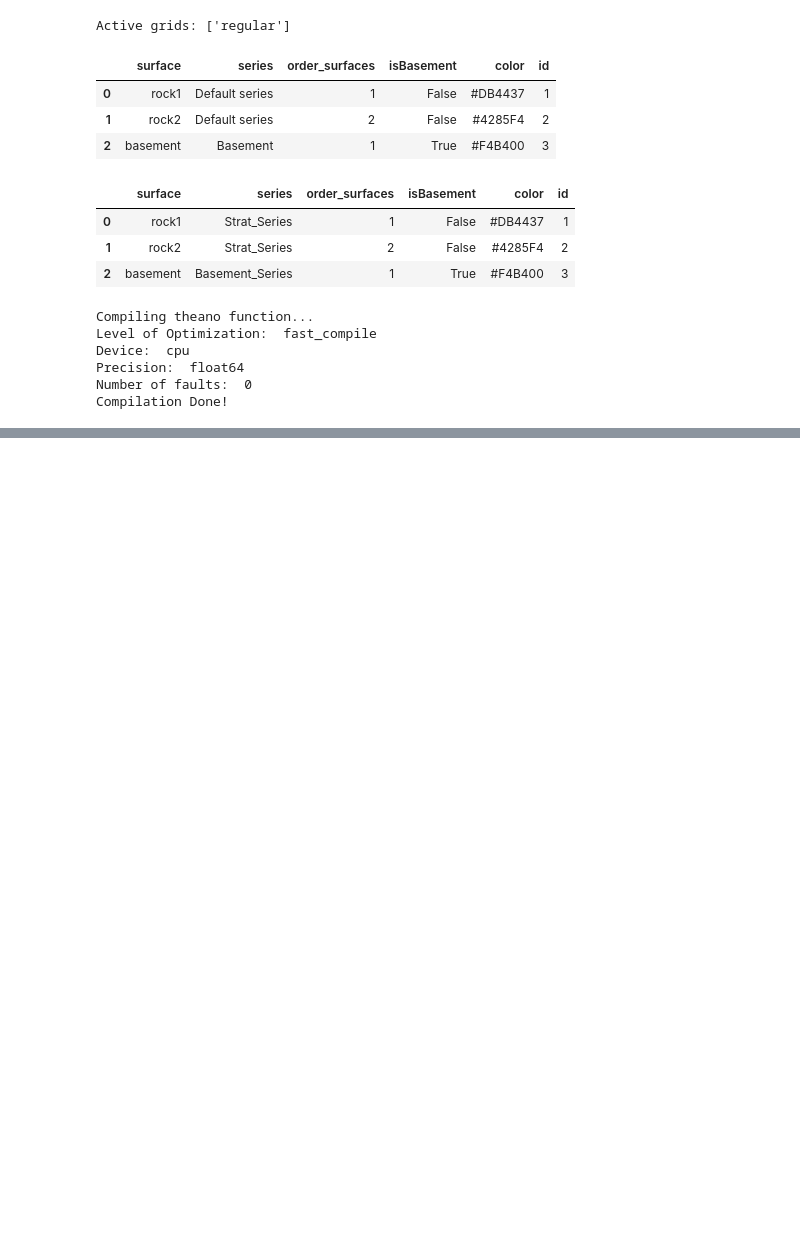
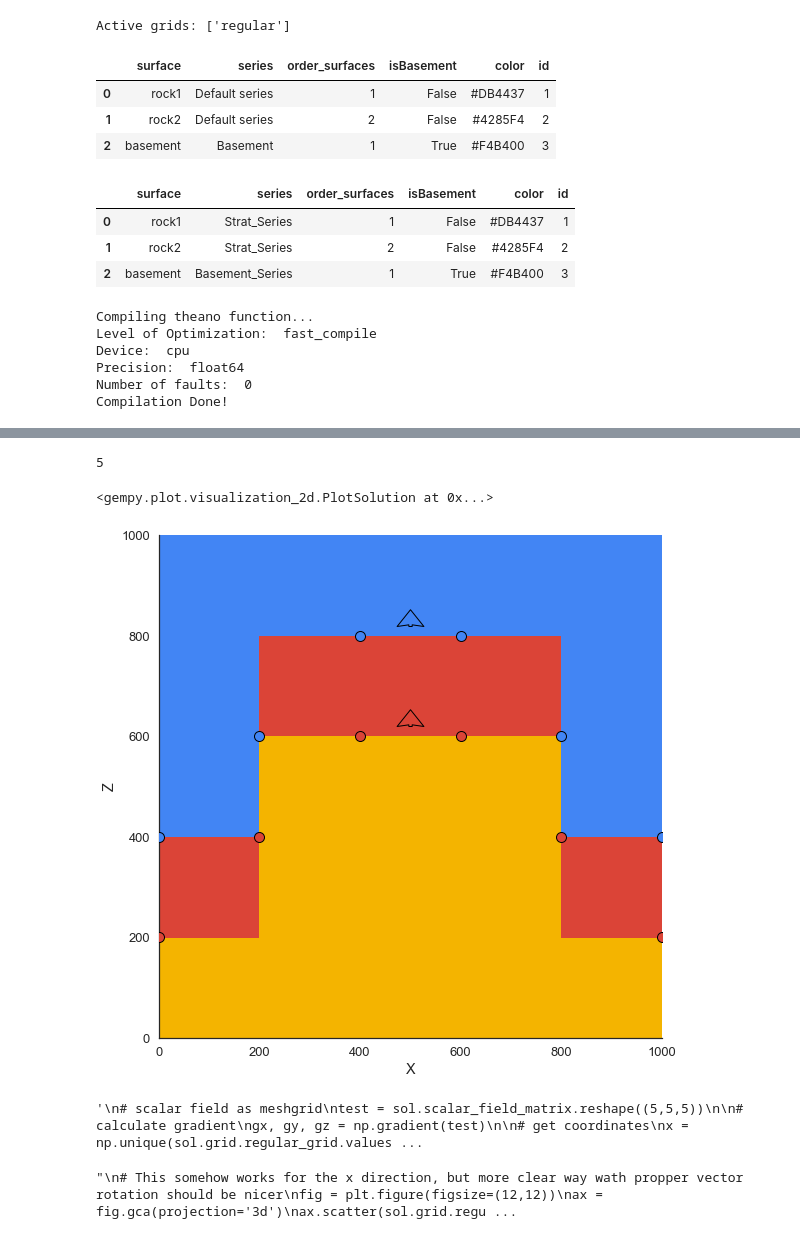
Before and after one commit to rubensdmp/gempy, a Jupyter notebook: notebooks/experimental/kriging_examples/Distances tests.ipynb, the cells around one changed output, grey strips where cells are left out. Saved outputs shown, nothing was run; the diff lists cells and outputs as text; code cells hidden in the pictures; blank space fills up the shorter version.

```diff
--- a/notebooks/experimental/kriging_examples/Distances tests.ipynb
+++ b/notebooks/experimental/kriging_examples/Distances tests.ipynb
@@ -13,10 +14,11 @@ import matplotlib.pyplot as plt
 # %%
 os.pardir = '../..'
 # %%
+res = [5,5,5]
 # set resolution, extent and input data
-geo_data = gp.create_data([0,1000,0,1000,0,1000],resolution=[50,1,50],
-                        path_o = os.pardir+"/data/input_data/jan_models/model2_orientations.csv",
-                        path_i = os.pardir+"/data/input_data/jan_models/model2_surface_points.csv")
+geo_data = gp.create_data([0,1000,0,1000,0,1000],resolution=res,
+                        path_o = os.pardir+"/data/input_data/jan_models/model2b_orientations.csv",
+                        path_i = os.pardir+"/data/input_data/jan_models/model2b_surface_points.csv")
 # %% [output]
 Active grids: ['regular']
 # %%
@@ -214,0 +58,9 @@ ax.plot_surface(X, Y, gy)
+# %%
+res[0]
+# %% [output]
+5
+# %%
+gp.plot.plot_section(geo_data, cell_number=int(res[0]/2))
+# %% [output]
+<gempy.plot.visualization_2d.PlotSolution at 0x...>
+[figure, added]
@@ -214,0 +86,52 @@ ax.plot_surface(X, Y, gy)
+# %%
+'''
+# scalar field as meshgrid
+test = sol.scalar_field_matrix.reshape((5,5,5))
+
+# calculate gradient
+gx, gy, gz = np.gradient(test)
+
+# get coordinates
+x =  np.unique(sol.grid.regular_grid.values[:,0])
+y =  np.unique(sol.grid.regular_grid.values[:,1])
+z =  np.unique(sol.grid.regular_grid.values[:,2])
+
+# I swtich X and Y here (miguel: depends on matrix/array indexing/notation)
+# figure that out later
+Y, X, Z = np.meshgrid(x, y, z)
+'''
+# %% [output]
+'\n# scalar field as meshgrid\ntest = sol.scalar_field_matrix.reshape((5,5,5))\n\n# calculate gradient\ngx, gy, gz = np.gradient(test)\n\n# get coordinates\nx =  np.unique(sol.grid.regular_grid.values ...
+# %%
+'''
+# This somehow works for the x direction, but more clear way wath propper vector rotation should be nicer
+fig = plt.figure(figsize=(12,12))
+ax = fig.gca(projection='3d')
+ax.scatter(sol.grid.regular_grid.values[:,0], sol.grid.regular_grid.values[:,1],sol.grid.regular_grid.values[:,2], c=sol.lith_block, cmap='viridis')
+
+# switch to naming convention, scale
+u=gx*500
+v=gy*500
+w=gz*500
+
+#ax.quiver(X, Y, Z, np.flip(u.T), np.flip(v.T), np.flip(w.T)) #normalize=True)
+
+# for some reason I have to switch X and Y to get it right
+ax.quiver(X, Y, Z, u, v, w, color='black') #normalize=True)
+
+# x direction? This seems to do it...
+ux = u.T
+ax.quiver(X, Y, Z, w, v, np.flip(ux.T), color='red')
+
+#ax.quiver(Y[4,:,0], X[4,:,0], Z[4,:,0], ux[4,:,0], v[4,:,0], w[4,:,0])
+#ax.quiver(Y[0,:,0], X[0,:,0], Z[0,:,0], ux[0,:,0], v[0,:,0], w[0,:,0])
+#ax.quiver(Y[2,:,2], X[2,:,2], Z[2,:,2], ux[2,:,2], v[2,:,2], w[2,:,2])
+
+# y direction?
+#vx = v.T
+#ax.quiver(Y, X, Z, u, np.flip(vx.T), w, color='blue')
+
+plt.show()
+'''
+# %% [output]
+"\n# This somehow works for the x direction, but more clear way wath propper vector rotation should be nicer\nfig = plt.figure(figsize=(12,12))\nax = fig.gca(projection='3d')\nax.scatter(sol.grid.regu ...
```
Also changed, not shown: parts of 50 cells of this notebook, 10 other files.
